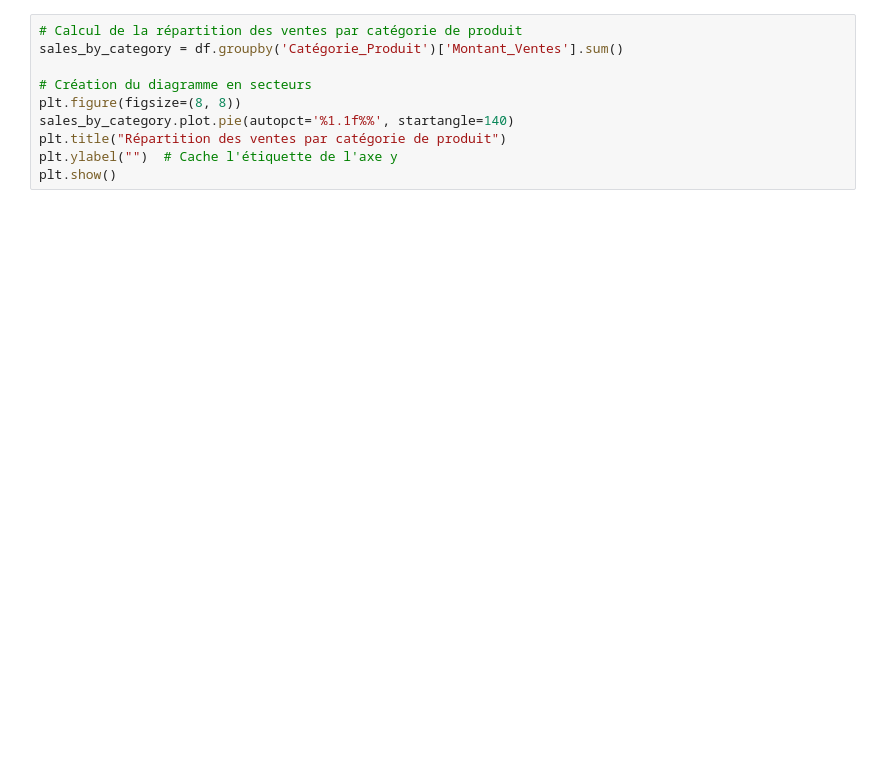
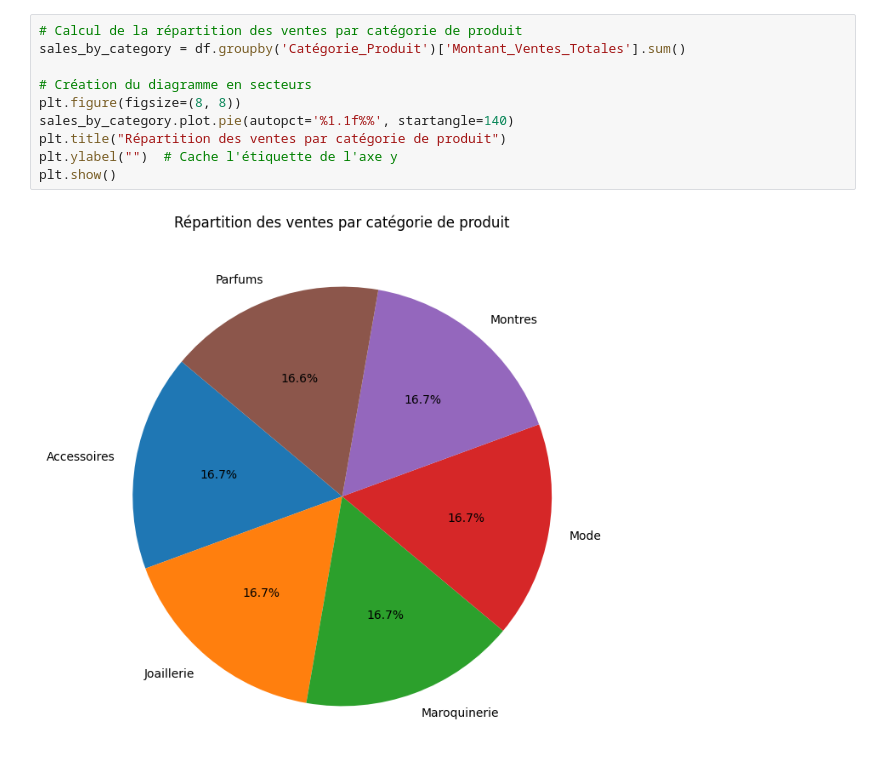
Before and after one commit to quentinepitechdigital/proj-spe, a Jupyter notebook: main.ipynb, the cells around one changed output. Drawn from its saved outputs; the diff is of its cells as text; blank space fills up the shorter version.

```diff
--- a/main.ipynb
+++ b/main.ipynb
@@ -60,10 +87,12 @@ plt.show()
 # %%
 # Calcul de la répartition des ventes par catégorie de produit
-sales_by_category = df.groupby('Catégorie_Produit')['Montant_Ventes'].sum()
+sales_by_category = df.groupby('Catégorie_Produit')['Montant_Ventes_Totales'].sum()
 
 # Création du diagramme en secteurs
 plt.figure(figsize=(8, 8))
 sales_by_category.plot.pie(autopct='%1.1f%%', startangle=140)
 plt.title("Répartition des ventes par catégorie de produit")
 plt.ylabel("")  # Cache l'étiquette de l'axe y
 plt.show()
+# %% [output]
+[figure, added]
```
Also changed, not shown: parts of 19 cells of this notebook, 3 other files.
